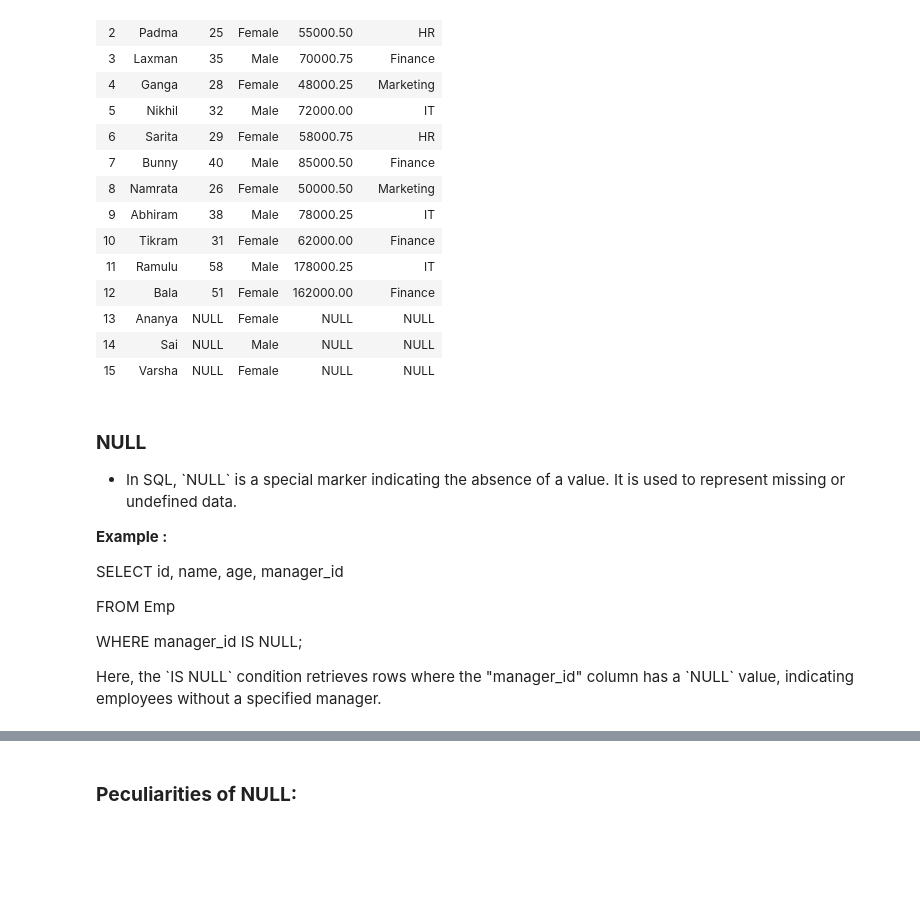
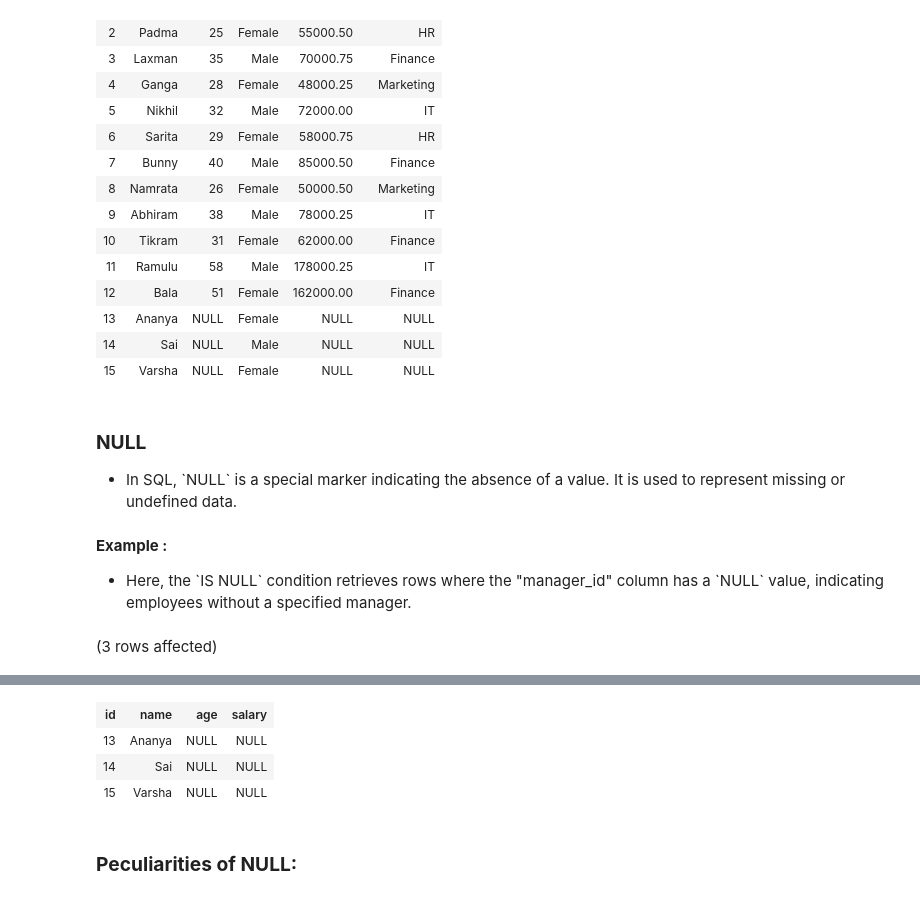
Before and after one commit to rathodlaxman/DataScienceLearnersHub-SQL, a Jupyter notebook: DSLH-UnderstandingNULL.ipynb, the cells around one changed output, grey strips where cells are left out. Drawn from its saved outputs; the diff is of its cells as text; code cells hidden in the pictures; blank space fills up the shorter version.

Commit message:
Updated NULL example

```diff
--- a/DSLH-UnderstandingNULL.ipynb
+++ b/DSLH-UnderstandingNULL.ipynb
@@ -65,17 +65,13 @@ Total execution time: 00:00:00.009
 ### **NULL**
 
 - In SQL, \`NULL\` is a special marker indicating the absence of a value. It is used to represent missing or undefined data.
-
-**Example :**
-
-
-
-SELECT id, name, age, manager\_id
-
-FROM Emp
-
-WHERE manager\_id IS NULL;
-
-
-
-Here, the \`IS NULL\` condition retrieves rows where the "manager\_id" column has a \`NULL\` value, indicating employees without a specified manager.
+# %% [markdown]
+**Example :**
+
+- Here, the \`IS NULL\` condition retrieves rows where the "manager\_id" column has a \`NULL\` value, indicating employees without a specified manager.
+# %%
+SELECT id, name, age, salary
+FROM Emp
+WHERE salary IS NULL;
+# %% [output]
+(3 rows affected)
@@ -82,3 +79,7 @@ Here, the \`IS NULL\` condition retrieves rows where the "manager\_id" column ha
+| id | name | age | salary |
+| 13 | Ananya | NULL | NULL |
+| 14 | Sai | NULL | NULL |
+| 15 | Varsha | NULL | NULL |
 # %% [markdown]
 ### **Peculiarities of NULL:**
 # %% [markdown]
```
Also changed, not shown: parts of 1 cell of this notebook.
